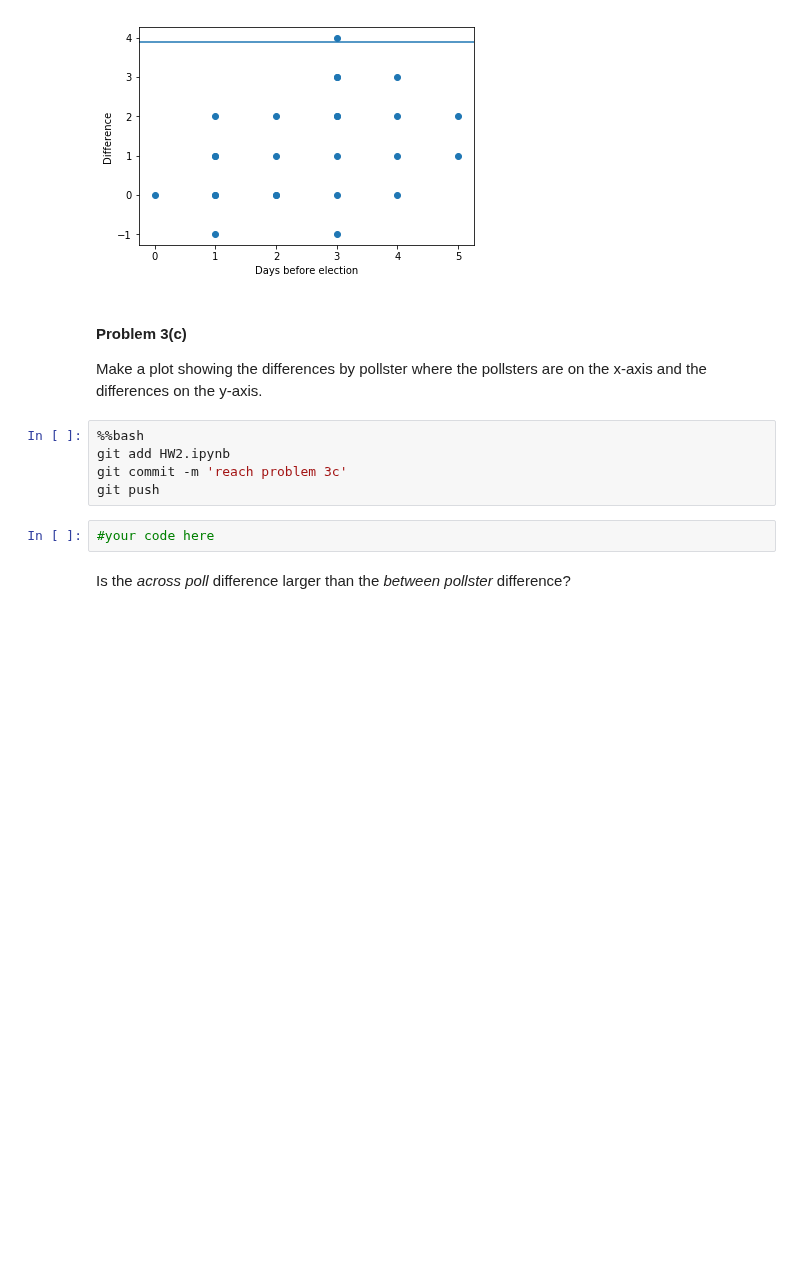
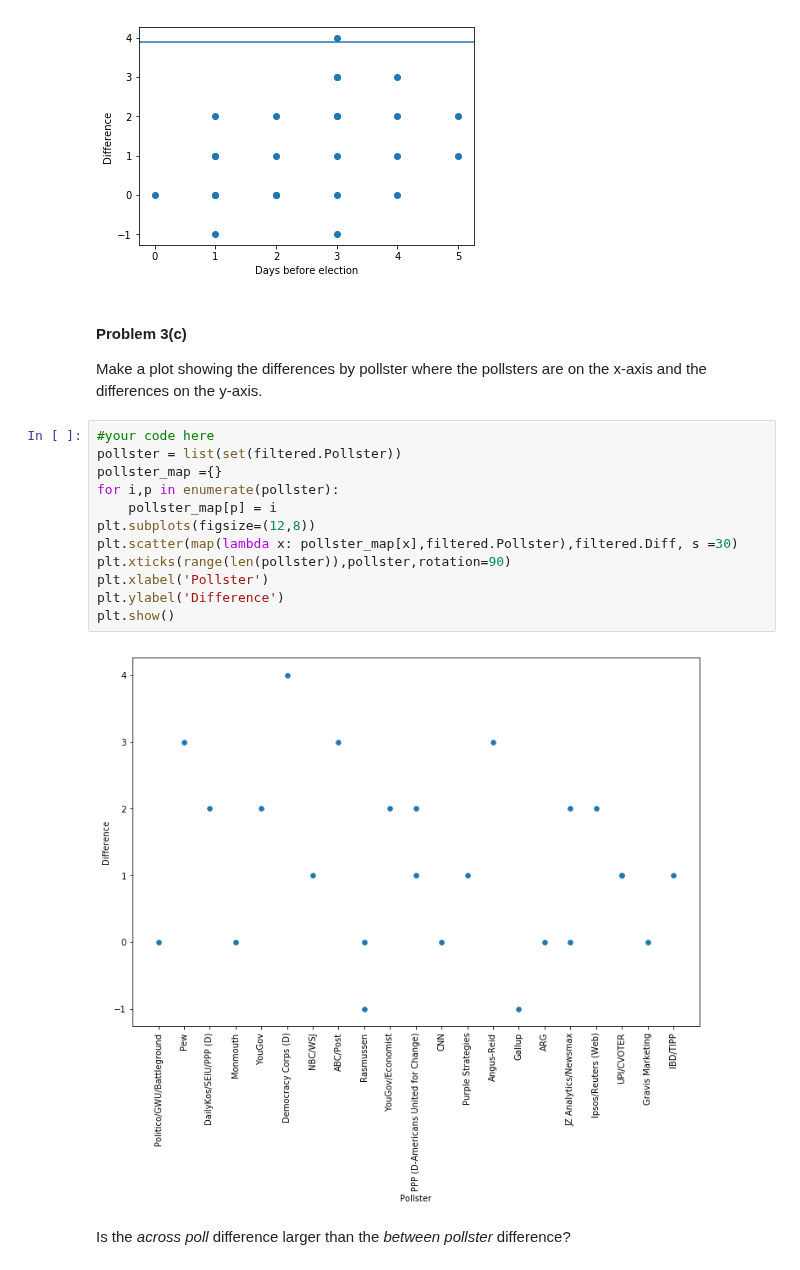
Before and after one commit to Theerit/2014, a Jupyter notebook: homework/HW2.ipynb, the cells around one changed output. Saved outputs shown, nothing was run; the diff lists cells and outputs as text; blank space fills up the shorter version.

Commit message:
Reach problem 4

```diff
--- a/homework/HW2.ipynb
+++ b/homework/HW2.ipynb
@@ -367,13 +489,20 @@ plt.ylabel('Difference')
 #### Problem 3(c)
 
 Make a plot showing the differences by pollster where the pollsters are on the x-axis and the differences on the y-axis.
-# %%
-%%bash
-git add HW2.ipynb
-git commit -m 'reach problem 3c'
-git push
-# %%
-#your code here
+# %%
+#your code here
+pollster = list(set(filtered.Pollster))
+pollster_map ={}
+for i,p in enumerate(pollster):
+    pollster_map[p] = i
+plt.subplots(figsize=(12,8))
+plt.scatter(map(lambda x: pollster_map[x],filtered.Pollster),filtered.Diff, s =30)
+plt.xticks(range(len(pollster)),pollster,rotation=90)
+plt.xlabel('Pollster')
+plt.ylabel('Difference')
+plt.show()
+# %% [output]
+[figure, added]
 # %% [markdown]
 Is the *across poll* difference larger than the *between pollster* difference?
 # %% [markdown]
```
Also changed, not shown: parts of 28 cells of this notebook.
